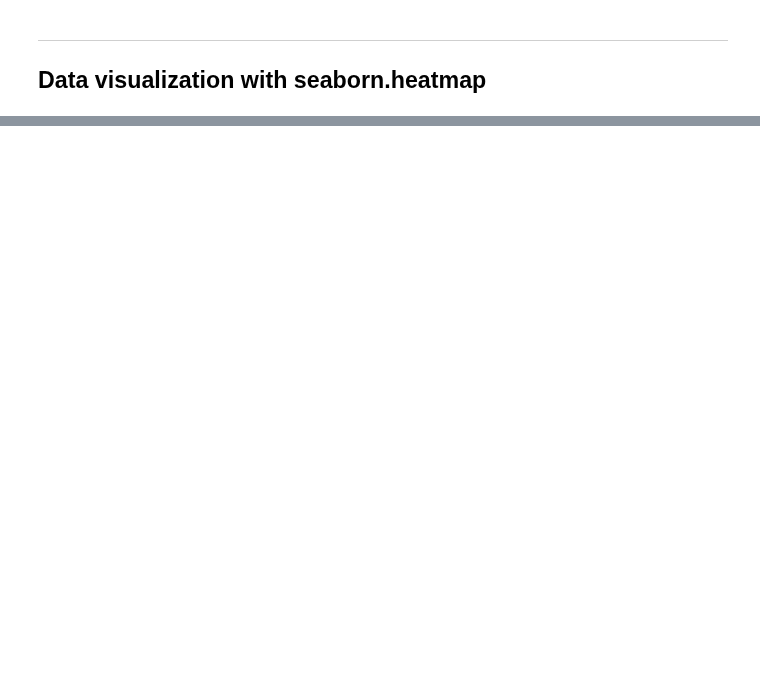
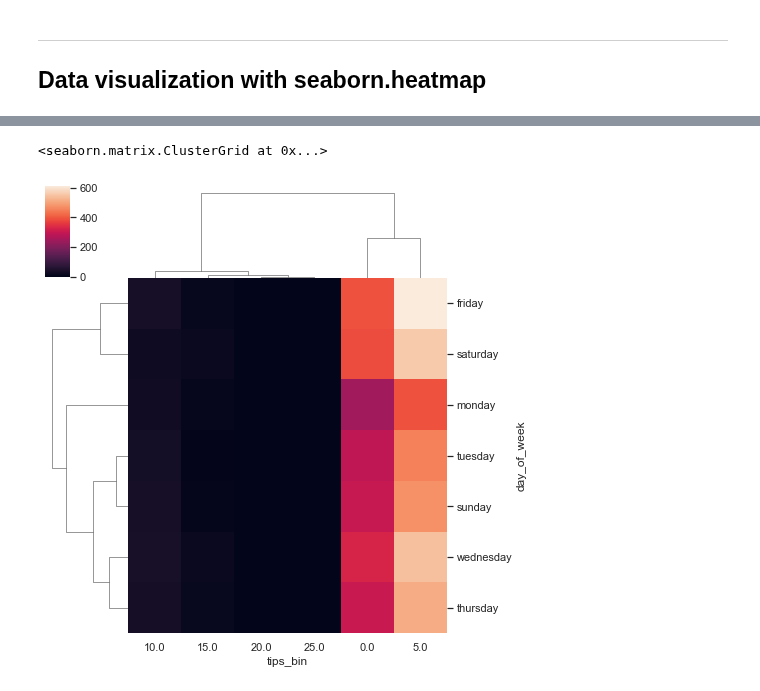
Before and after one commit to hyoaru/dsa-libraries-test, a Jupyter notebook: seaborn.ipynb, the cells around one changed output, grey strips where cells are left out. Drawn from its saved outputs; the diff is of its cells as text; code cells hidden in the pictures; blank space fills up the shorter version.

```diff
--- a/seaborn.ipynb
+++ b/seaborn.ipynb
@@ -409,0 +433,15 @@ sns.set(rc={'figure.figsize' : (8,6)})
+# %%
+# Setting categorical order
+taxi_dataframe['day_of_week'] =  pd.Categorical(
+    taxi_dataframe['day_of_week'],
+    categories=['monday', 'tuesday', 'wednesday', 'thursday', 'friday', 'saturday', 'sunday'],
+    ordered=True,
+)
+# %%
+sns.clustermap(
+    data=taxi_dataframe.groupby(['day_of_week'])['tips_bin'].value_counts().unstack().fillna(0),
+    figsize=(7,7),
+)
+# %% [output]
+<seaborn.matrix.ClusterGrid at 0x...>
+[figure, added]
```
Also changed, not shown: parts of 10 cells of this notebook.
